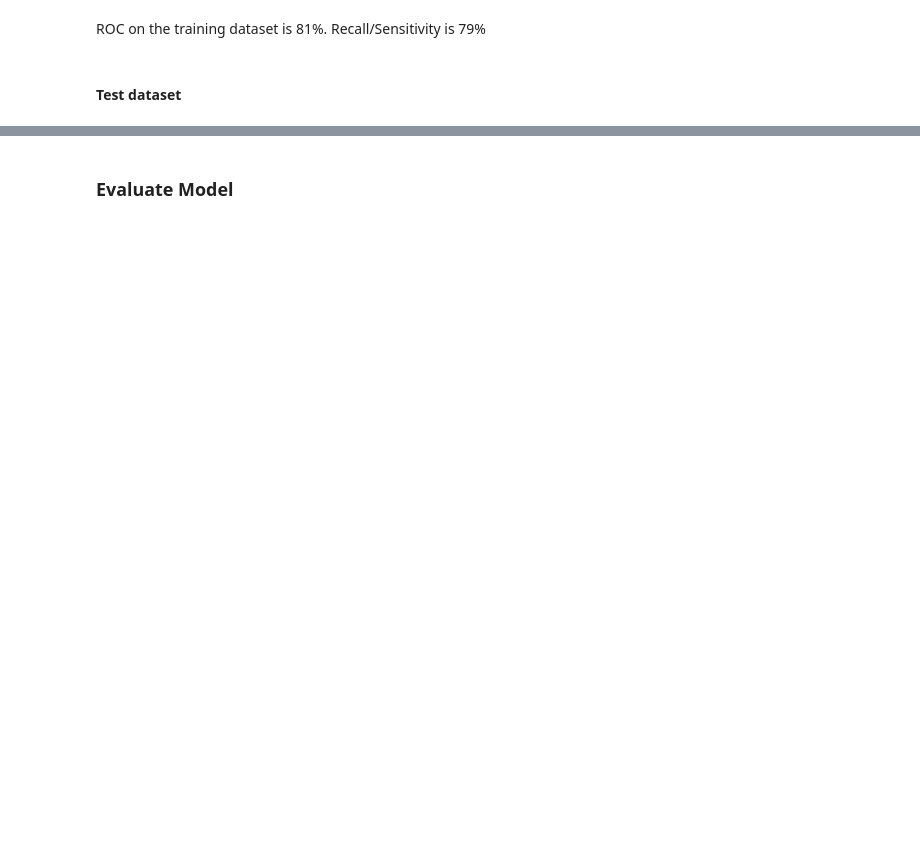
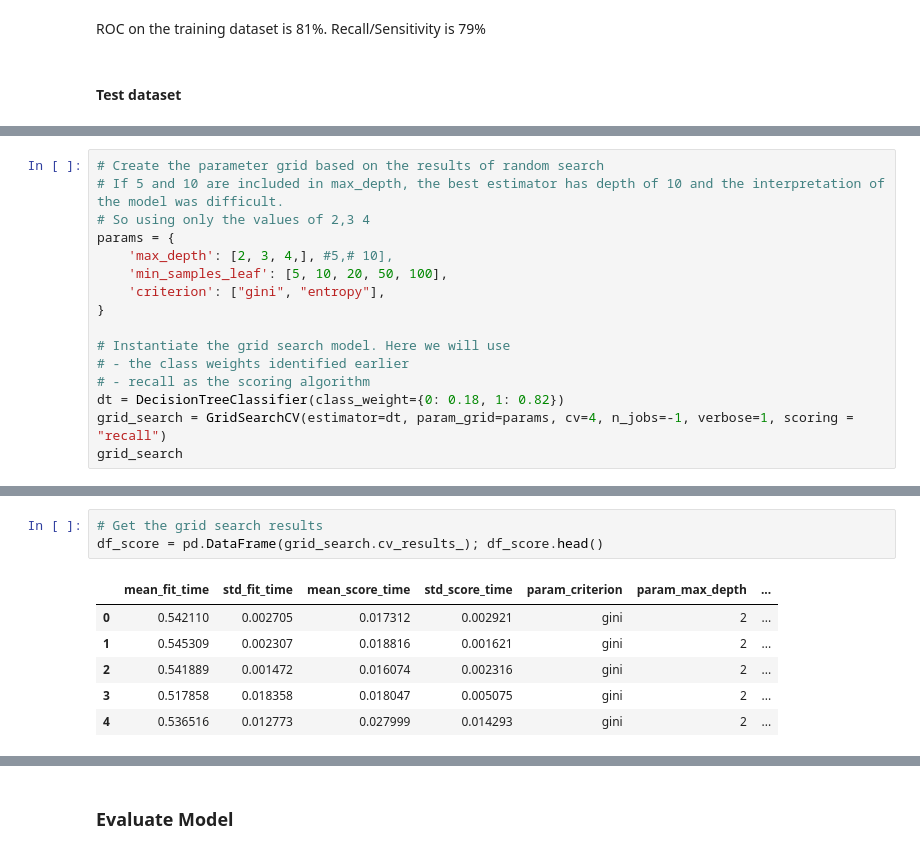
Before and after one commit to sreedevigattu/telecomchurn, a Jupyter notebook: telecomchurn.ipynb, the cells around one changed output, grey strips where cells are left out. Drawn from its saved outputs; the diff is of its cells as text; blank space fills up the shorter version.

```diff
--- a/telecomchurn.ipynb
+++ b/telecomchurn.ipynb
@@ -1945,0 +2273,16 @@ print("Features in the model", len(features_2), features_2)
+# %%
+# Create the parameter grid based on the results of random search
+# If 5 and 10 are included in max_depth, the best estimator has depth of 10 and the interpretation of the model was difficult.
+# So using only the values of 2,3 4
+params = {
+    'max_depth': [2, 3, 4,], #5,# 10],
+    'min_samples_leaf': [5, 10, 20, 50, 100],
+    'criterion': ["gini", "entropy"],
+}
+
+# Instantiate the grid search model. Here we will use
+# - the class weights identified earlier
+# - recall as the scoring algorithm
+dt = DecisionTreeClassifier(class_weight={0: 0.18, 1: 0.82})
+grid_search = GridSearchCV(estimator=dt, param_grid=params, cv=4, n_jobs=-1, verbose=1, scoring = "recall")
+grid_search
@@ -1945,0 +2312,10 @@ print("Features in the model", len(features_2), features_2)
+# %%
+# Get the grid search results
+df_score = pd.DataFrame(grid_search.cv_results_); df_score.head()
+# %% [output]
+|  | mean_fit_time | std_fit_time | mean_score_time | std_score_time | param_criterion | param_max_depth | ... |
+| 0 | 0.542110 | 0.002705 | 0.017312 | 0.002921 | gini | 2 | ... |
+| 1 | 0.545309 | 0.002307 | 0.018816 | 0.001621 | gini | 2 | ... |
+| 2 | 0.541889 | 0.001472 | 0.016074 | 0.002316 | gini | 2 | ... |
+| 3 | 0.517858 | 0.018358 | 0.018047 | 0.005075 | gini | 2 | ... |
+| 4 | 0.536516 | 0.012773 | 0.027999 | 0.014293 | gini | 2 | ... |
```
Also changed, not shown: parts of 158 cells of this notebook.
